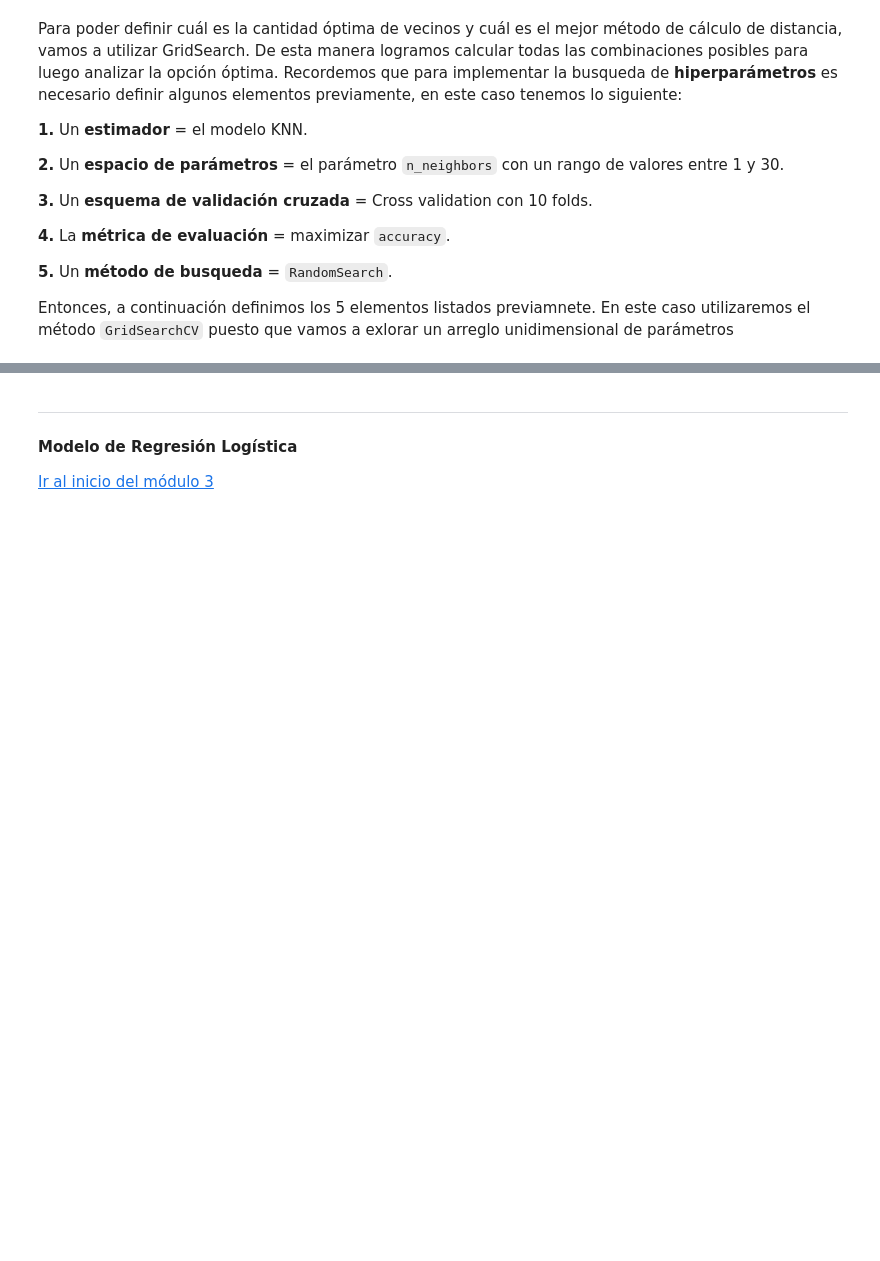
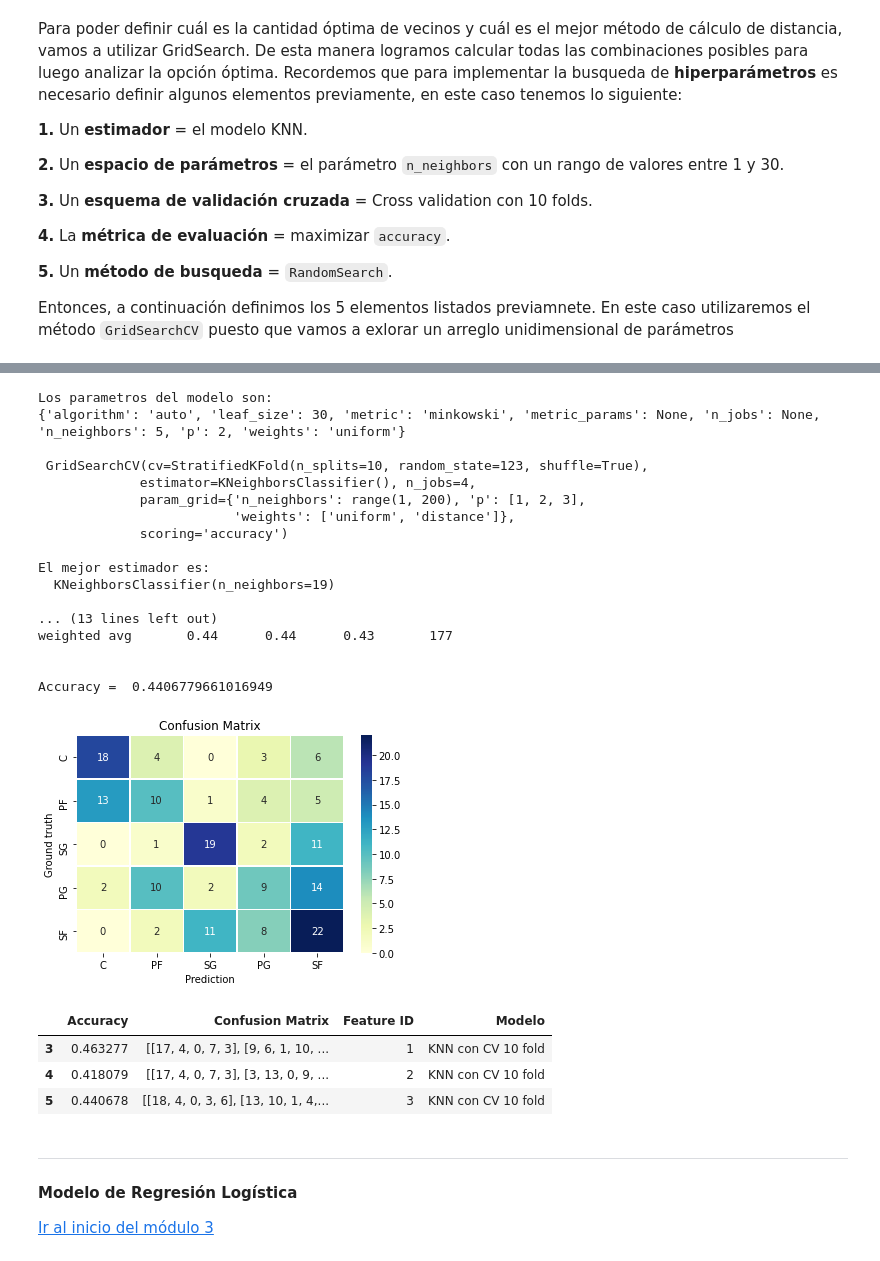
Before and after one commit to AlexandraBinder/Digital-House-Data-Science-TP3, a Jupyter notebook: Desafio_03.ipynb, the cells around one changed output, grey strips where cells are left out. Cells and saved outputs as stored; diff of their text form; code cells hidden in the pictures; blank space fills up the shorter version.

```diff
--- a/Desafio_03.ipynb
+++ b/Desafio_03.ipynb
@@ -628,3 +636,32 @@ Accuracy =  0.1864406779661017
+# %%
+# COMBINACIÓN 3 - features de mayor correlación absoluta
+knn_grid_cv(X_train_3_std, X_test_3_std, Y_train, Y_test, 3)
+# %% [output]
+Los parametros del modelo son:
+{'algorithm': 'auto', 'leaf_size': 30, 'metric': 'minkowski', 'metric_params': None, 'n_jobs': None, 'n_neighbors': 5, 'p': 2, 'weights': 'uniform'}
+
+ GridSearchCV(cv=StratifiedKFold(n_splits=10, random_state=123, shuffle=True),
+             estimator=KNeighborsClassifier(), n_jobs=4,
+             param_grid={'n_neighbors': range(1, 200), 'p': [1, 2, 3],
+                         'weights': ['uniform', 'distance']},
+             scoring='accuracy')
+
+El mejor estimador es:
+  KNeighborsClassifier(n_neighbors=19)
+
+... (13 lines left out)
+weighted avg       0.44      0.44      0.43       177
+
+
+Accuracy =  0.4406779661016949
+[figure, added]
+# %%
+resultados[3:6]
+# %% [output]
+|  | Accuracy | Confusion Matrix | Feature ID | Modelo |
+| 3 | 0.463277 | [[17, 4, 0, 7, 3], [9, 6, 1, 10, ... | 1 | KNN con CV 10 fold |
+| 4 | 0.418079 | [[17, 4, 0, 7, 3], [3, 13, 0, 9, ... | 2 | KNN con CV 10 fold |
+| 5 | 0.440678 | [[18, 4, 0, 3, 6], [13, 10, 1, 4,... | 3 | KNN con CV 10 fold |
 # %% [markdown]
 ---
 <a id="modelo_LR"></a>
```
Also changed, not shown: parts of 34 cells of this notebook.
